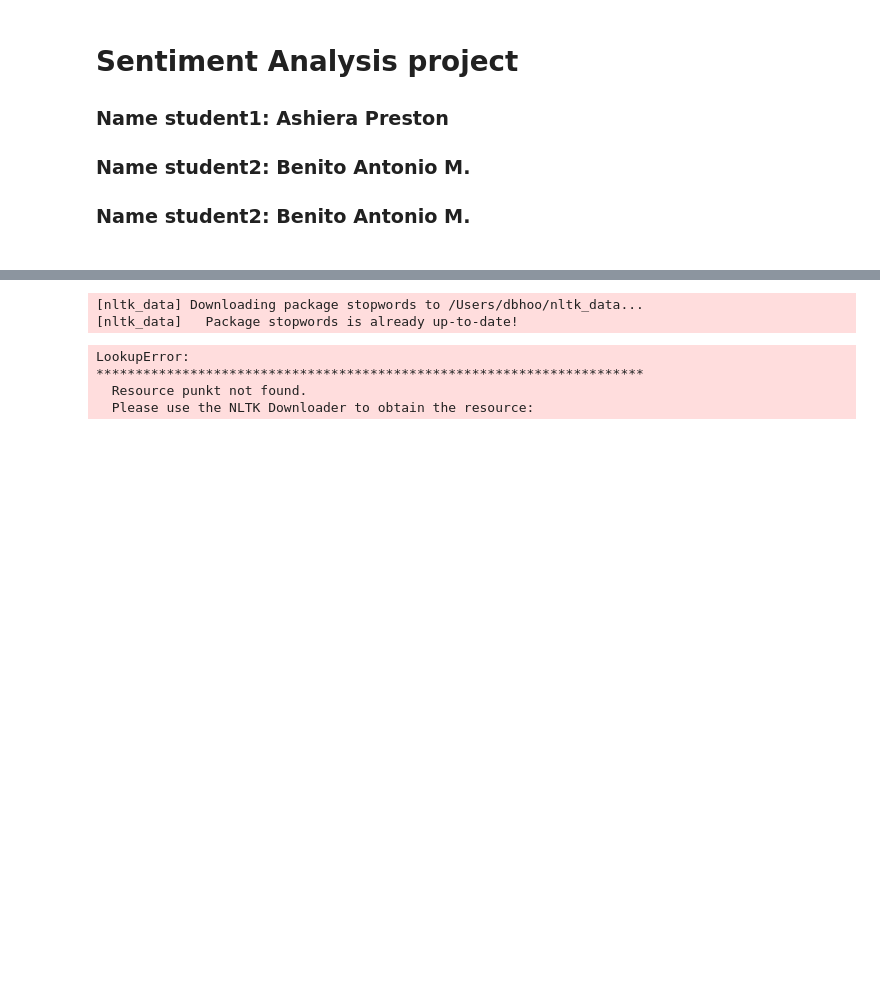
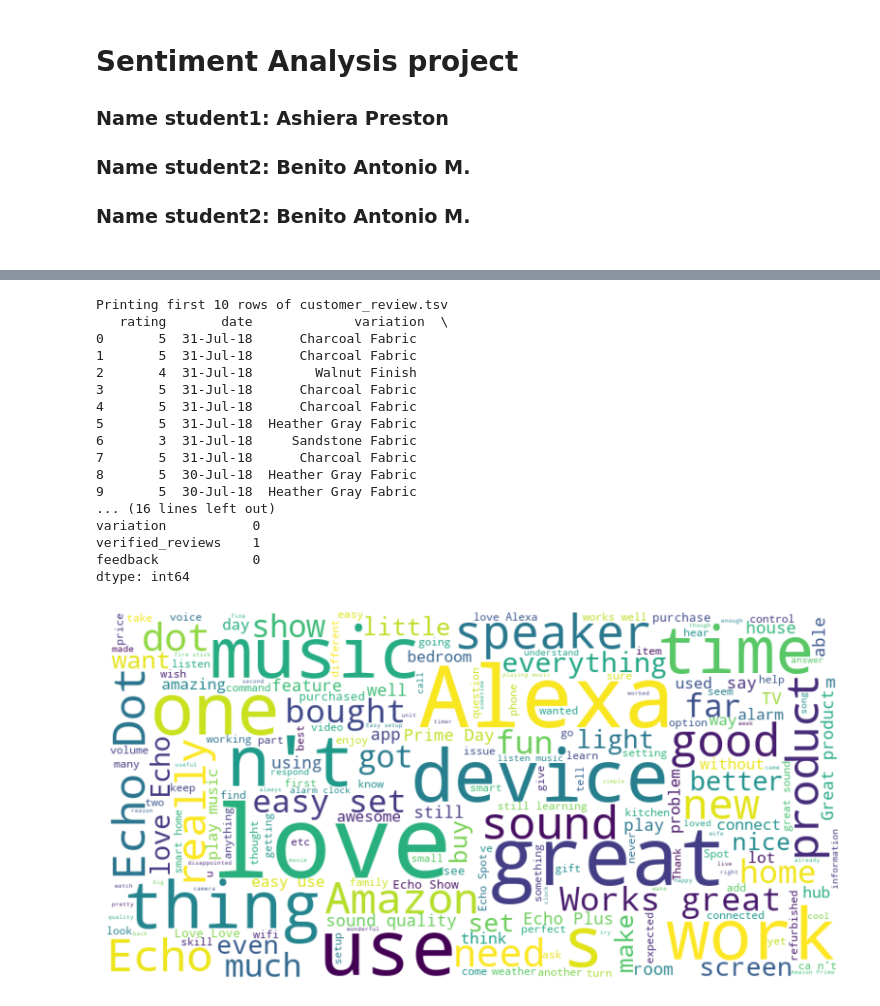
Before and after one commit to COP4023-fall23/ml-sentimentanalysis, a Jupyter notebook: nlp-code/sentiment_analysis.ipynb, the cells around one changed output, grey strips where cells are left out. Drawn from its saved outputs; the diff is of its cells as text; code cells hidden in the pictures; blank space fills up the shorter version.

Commit message:
Accurate Data Wrangling completion.

```diff
--- a/nlp-code/sentiment_analysis.ipynb
+++ b/nlp-code/sentiment_analysis.ipynb
@@ -8,7 +8,10 @@ import pandas as pd
 import nltk
 from nltk.corpus import stopwords
 from wordcloud import WordCloud
+from keras.preprocessing.text import Tokenizer
 import matplotlib.pyplot as plt
+from sklearn.preprocessing import LabelEncoder
+
 
 # One-time setup steps
 nltk.download('stopwords')
@@ -29,10 +32,43 @@ print("\nChecking for missing values:")
 print(df.isnull().sum())
 
 #Step 4: Remove stop words
-def remove_stopwords(reviews):
-    words = nltk.word_tokenize(reviews)
-    filtered_words = [word for word in words if word.lower() not in stop_words]
-    return ' '.join(filtered_words)
+def remove_stopwords(review):
+    # Check if the review is not NaN
+    if isinstance(review, str):
+        words = nltk.word_tokenize(review)
+        filtered_words = [word for word in words if word.lower() not in stop_words]
+        return ' '.join(filtered_words)
+    else:
+        return ''  # Return an empty string for NaN values
 
 df['cleaned_reviews'] = df['verified_reviews'].apply(remove_stopwords)
+
+#Step 5: Generate word cloud
+def generate_wordcloud(text):
+    # Generate the word cloud
+    wordcloud = WordCloud(width=800, height=400, random_state=21, max_font_size=110, background_color='white').generate(text)
+
+    # Plot the WordCloud image
+    plt.figure(figsize=(10, 7))
+    plt.imshow(wordcloud, interpolation="bilinear")
+    plt.axis('off')
+    plt.show()
+
+cleaned_text = ' '.join(df['cleaned_reviews'].values)
+generate_wordcloud(cleaned_text)
+
+#--------Data Engineering--------
+#Step 1: Encode target labels (feedback)
+label_encoder = LabelEncoder()
+df['encoded_labels'] = label_encoder.fit_transform(df['feedback'])
+
+# Assuming 'cleaned_reviews' is the column with preprocessed reviews
+tokenizer = Tokenizer(num_words=5000)  # You can adjust 'num_words' based on your vocabulary size
+tokenizer.fit_on_texts(df['cleaned_reviews'])
+
+# Convert text to sequences
+sequences = tokenizer.texts_to_sequences(df['cleaned_reviews'])
+
+# Add a new column with the sequences
+df['review_sequences'] = sequences
 # %% [output]
@@ -56,6 +77,18 @@ dtype: int64
-[nltk_data] Downloading package stopwords to /Users/dbhoo/nltk_data...
-[nltk_data]   Package stopwords is already up-to-date!
+Printing first 10 rows of customer_review.tsv
+   rating       date             variation  \
+0       5  31-Jul-18      Charcoal Fabric
+1       5  31-Jul-18      Charcoal Fabric
+2       4  31-Jul-18        Walnut Finish
+3       5  31-Jul-18      Charcoal Fabric
+4       5  31-Jul-18      Charcoal Fabric
+5       5  31-Jul-18  Heather Gray Fabric
+6       3  31-Jul-18     Sandstone Fabric
+7       5  31-Jul-18      Charcoal Fabric
+8       5  30-Jul-18  Heather Gray Fabric
+9       5  30-Jul-18  Heather Gray Fabric
+... (16 lines left out)
+variation           0
+verified_reviews    1
+feedback            0
+dtype: int64
-LookupError:
-**********************************************************************
-  Resource punkt not found.
-  Please use the NLTK Downloader to obtain the resource:
+[figure, added]
```
Also changed, not shown: parts of 1 cell of this notebook.
